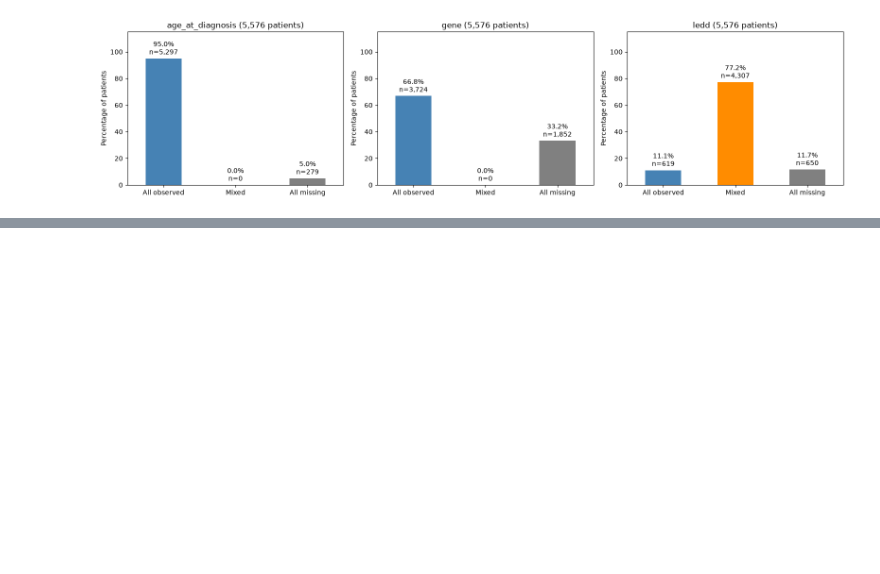
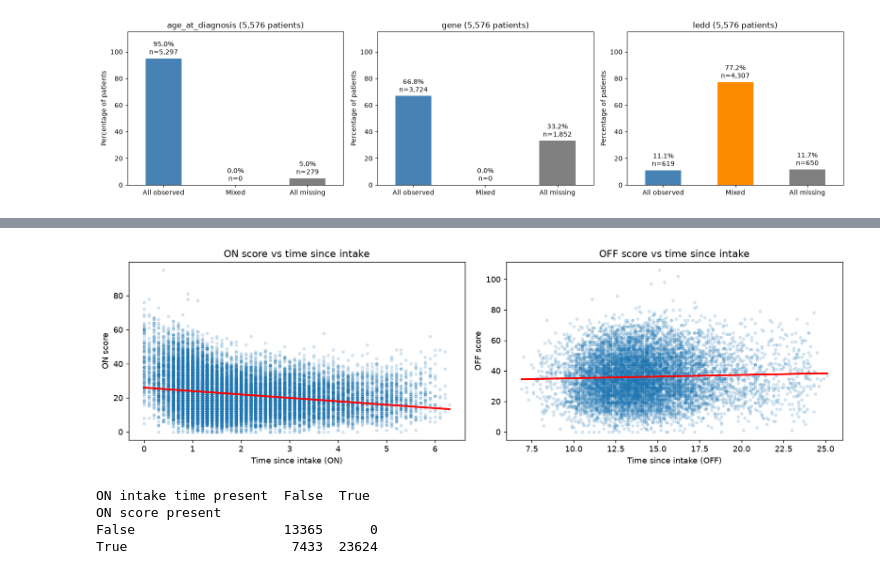
Before and after one commit to luc-polo/Challenge_Parkinson_disease, a Jupyter notebook: exploration/dataset_exploration.ipynb, the cells around one changed output, grey strips where cells are left out. Drawn from its saved outputs; the diff is of its cells as text; code cells hidden in the pictures; blank space fills up the shorter version.

```diff
--- a/exploration/dataset_exploration.ipynb
+++ b/exploration/dataset_exploration.ipynb
@@ -191,0 +197,19 @@ plt.show()
+# %%
+fig, axes = plt.subplots(1, 2, figsize=(13, 4))
+for ax, score in zip(axes, ["on", "off"]):
+    sns.regplot(data=eda, x=f"time_since_intake_{score}", y=score,
+                ci=None, scatter_kws={"s": 10, "alpha": 0.15},
+                line_kws={"color": "red"}, ax=ax)
+    ax.set(title=f"{score.upper()} score vs time since intake",
+           xlabel=f"Time since intake ({score.upper()})", ylabel=f"{score.upper()} score")
+plt.tight_layout()
+plt.show()
+
+print(pd.crosstab(eda["on"].notna().rename("ON score present"),
+                  eda["time_since_intake_on"].notna().rename("ON intake time present")))
+# %% [output]
+[figure, added]
+ON intake time present  False  True
+ON score present
+False                   13365      0
+True                     7433  23624
```
Also changed, not shown: parts of 2 cells of this notebook, 5 other files.
